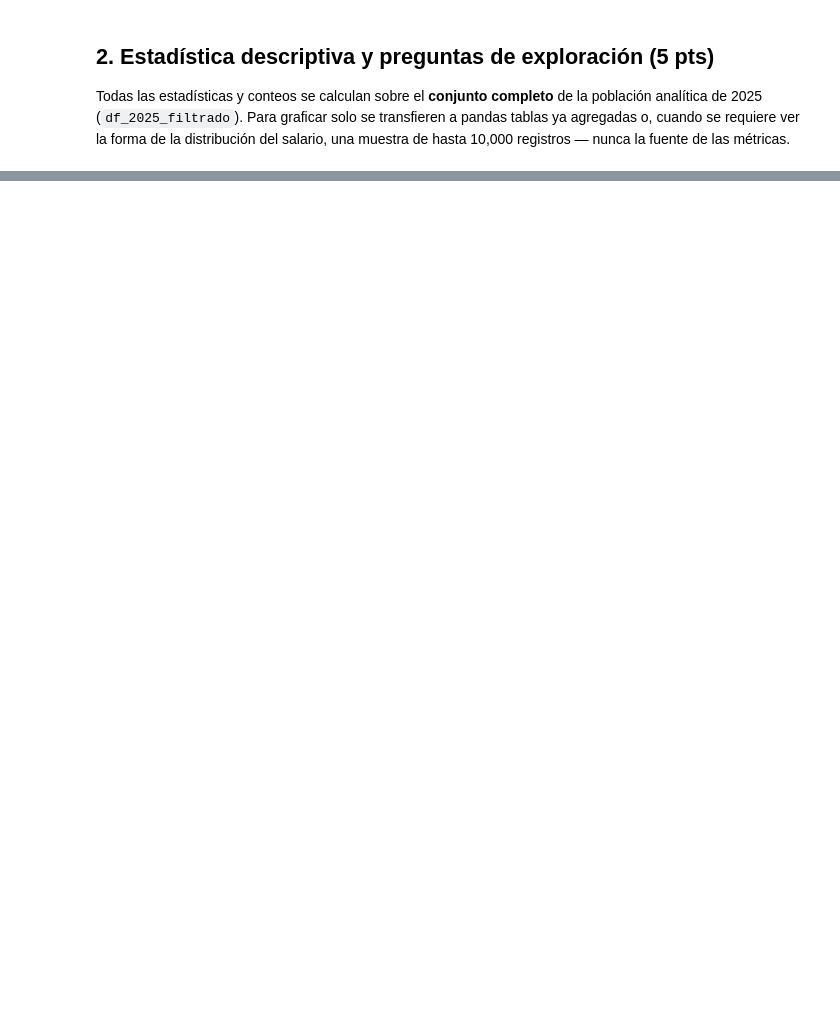
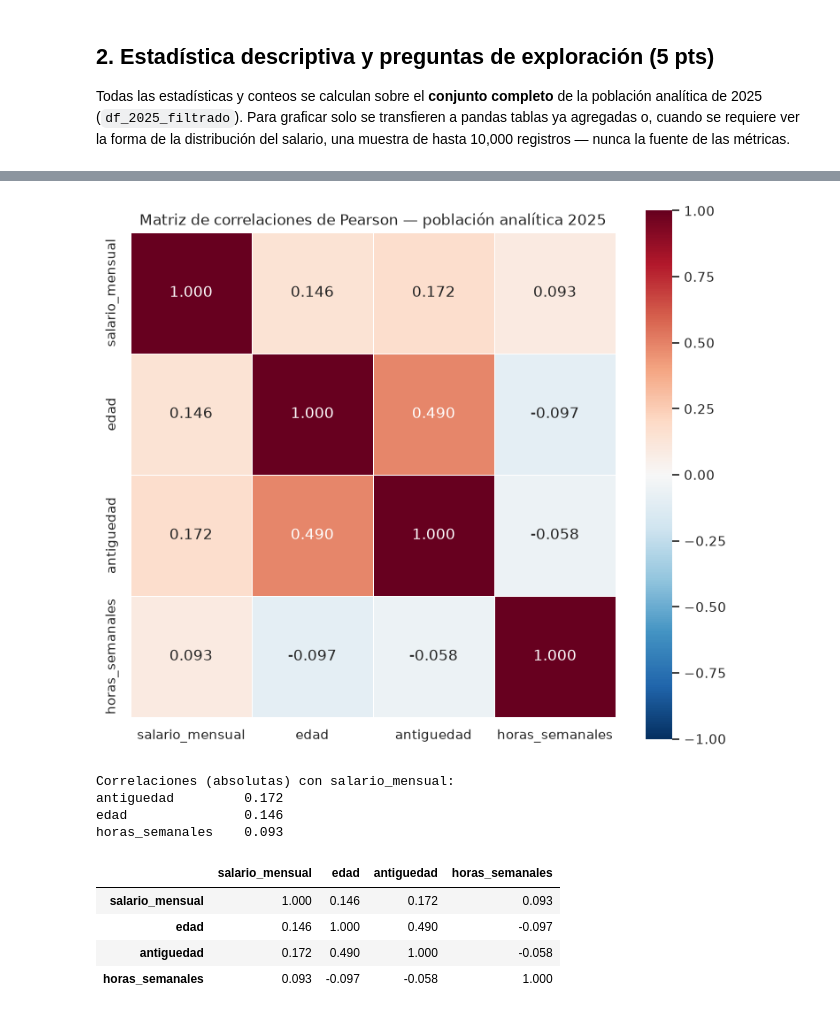
Before and after one commit to Ikeel04/Labs-DS, a Jupyter notebook: Lab7/Laboratorio_7_Spark_MLlib.ipynb, the cells around one changed output, grey strips where cells are left out. Cells and saved outputs as stored; diff of their text form; code cells hidden in the pictures; blank space fills up the shorter version.

```diff
--- a/Lab7/Laboratorio_7_Spark_MLlib.ipynb
+++ b/Lab7/Laboratorio_7_Spark_MLlib.ipynb
@@ -497,0 +701,28 @@ por_trimestre
+# %%
+# --- Matriz de correlaciones (Pearson): salario, edad, antiguedad y horas ---
+from pyspark.ml.feature import VectorAssembler
+from pyspark.ml.stat import Correlation
+
+cols_corr = ["salario_mensual", "edad", "antiguedad", "horas_semanales"]
+vec_corr = "features_corr"
+
+assembler_corr = VectorAssembler(inputCols=cols_corr, outputCol=vec_corr, handleInvalid="skip")
+df_vec_corr = assembler_corr.transform(df_2025_filtrado.select(*cols_corr))
+
+matriz_corr = Correlation.corr(df_vec_corr, vec_corr).collect()[0][0].toArray()
+df_corr = pd.DataFrame(matriz_corr, index=cols_corr, columns=cols_corr).round(3)
+
+fig, ax = plt.subplots(figsize=(7.5, 6.5))
+sns.heatmap(df_corr, annot=True, fmt=".3f", cmap="RdBu_r", center=0,
+            vmin=-1, vmax=1, square=True, linewidths=0.5, ax=ax)
+ax.set_title("Matriz de correlaciones de Pearson — población analítica 2025")
+plt.tight_layout()
+plt.show()
+
+# Asociacion lineal con el salario (ordenada de mayor a menor)
+corr_salario = df_corr["salario_mensual"].drop("salario_mensual").abs().sort_values(ascending=False)
+print("Correlaciones (absolutas) con salario_mensual:")
+print(corr_salario.to_string())
+
+df_corr
+# %% [output]
@@ -497,0 +731,10 @@ por_trimestre
+[figure, added]
+Correlaciones (absolutas) con salario_mensual:
+antiguedad         0.172
+edad               0.146
+horas_semanales    0.093
+|  | salario_mensual | edad | antiguedad | horas_semanales |
+| salario_mensual | 1.000 | 0.146 | 0.172 | 0.093 |
+| edad | 0.146 | 1.000 | 0.490 | -0.097 |
+| antiguedad | 0.172 | 0.490 | 1.000 | -0.058 |
+| horas_semanales | 0.093 | -0.097 | -0.058 | 1.000 |
```
Also changed, not shown: parts of 18 cells of this notebook, 3 other files.
